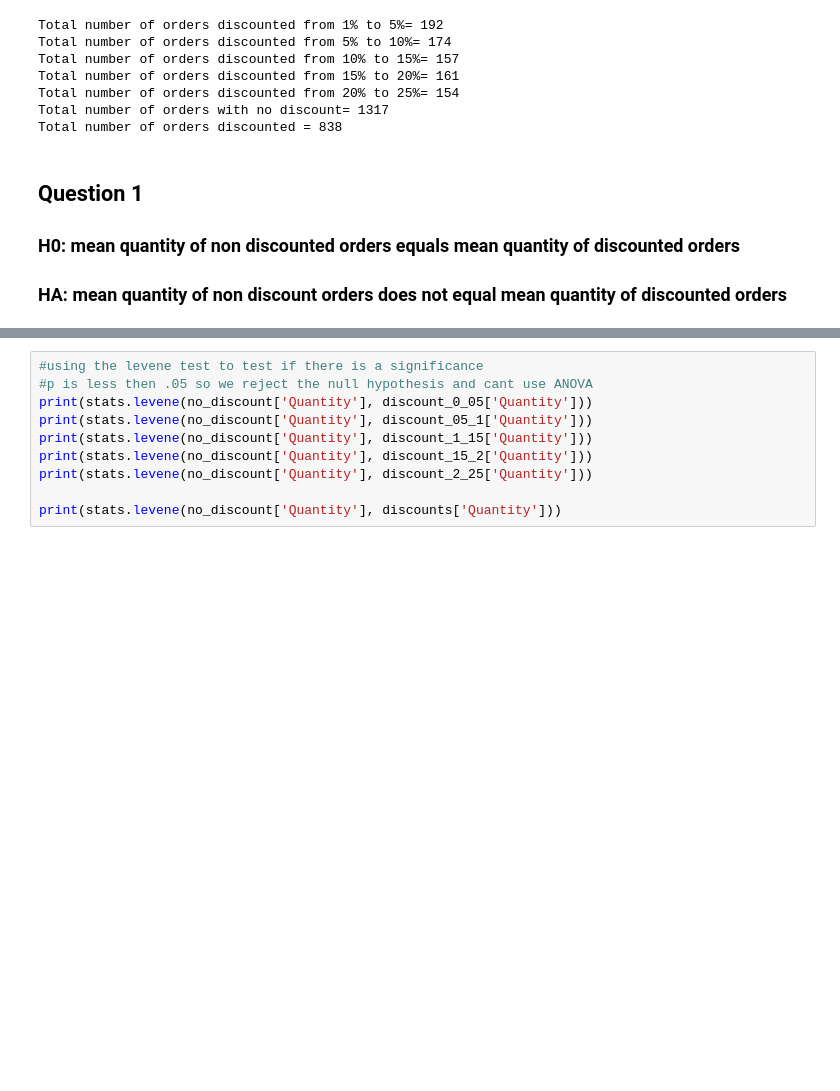
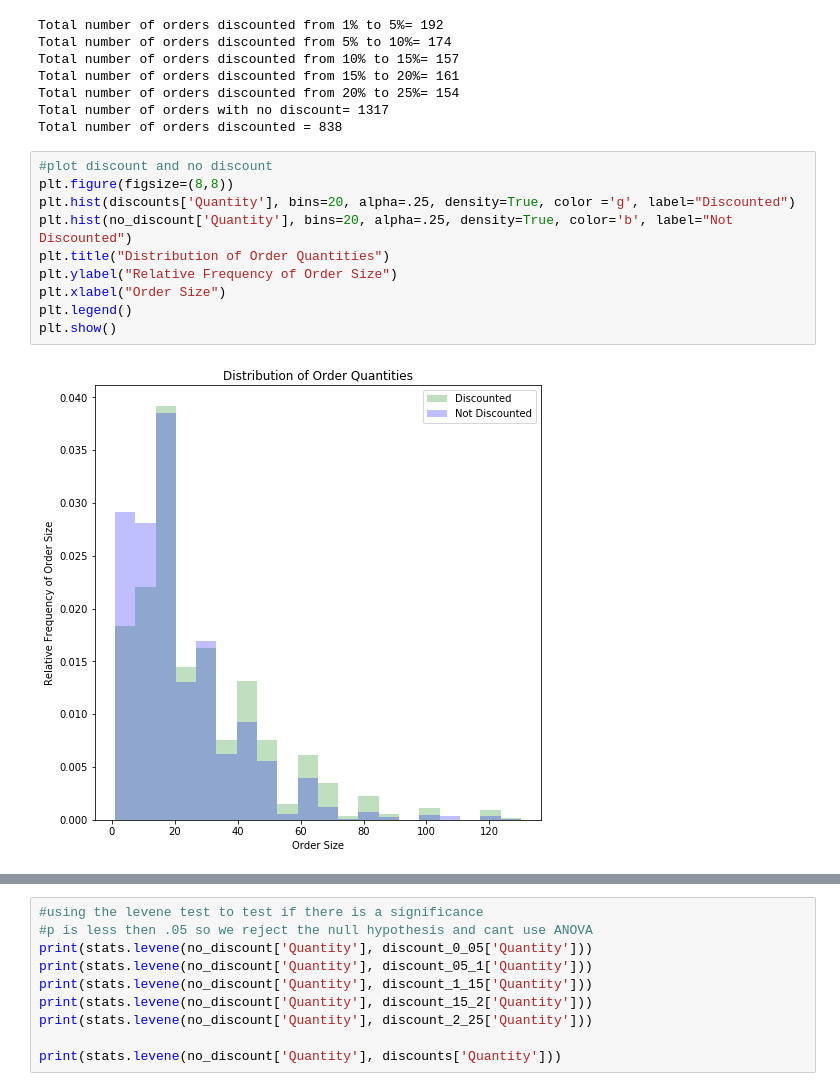
Before and after one commit to kwelliver12/dsc-2-final-project-online-ds-ft-112618, a Jupyter notebook: Project2_KW.ipynb, the cells around one changed output, grey strips where cells are left out. Saved outputs shown, nothing was run; the diff lists cells and outputs as text; blank space fills up the shorter version.

```diff
--- a/Project2_KW.ipynb
+++ b/Project2_KW.ipynb
@@ -88,7 +97,15 @@ Total number of orders discounted from 15% to 20%= 161
 Total number of orders discounted from 20% to 25%= 154
 Total number of orders with no discount= 1317
 Total number of orders discounted = 838
-# %% [markdown]
-## Question 1
-### H0: mean quantity of non discounted orders equals mean quantity of discounted orders
-### HA: mean quantity of non discount orders does not equal mean quantity of discounted orders
+# %%
+#plot discount and no discount
+plt.figure(figsize=(8,8))
+plt.hist(discounts['Quantity'], bins=20, alpha=.25, density=True, color ='g', label="Discounted")
+plt.hist(no_discount['Quantity'], bins=20, alpha=.25, density=True, color='b', label="Not Discounted")
+plt.title("Distribution of Order Quantities")
+plt.ylabel("Relative Frequency of Order Size")
+plt.xlabel("Order Size")
+plt.legend()
+plt.show()
+# %% [output]
+[figure, added]
```
Also changed, not shown: parts of 40 cells of this notebook.
